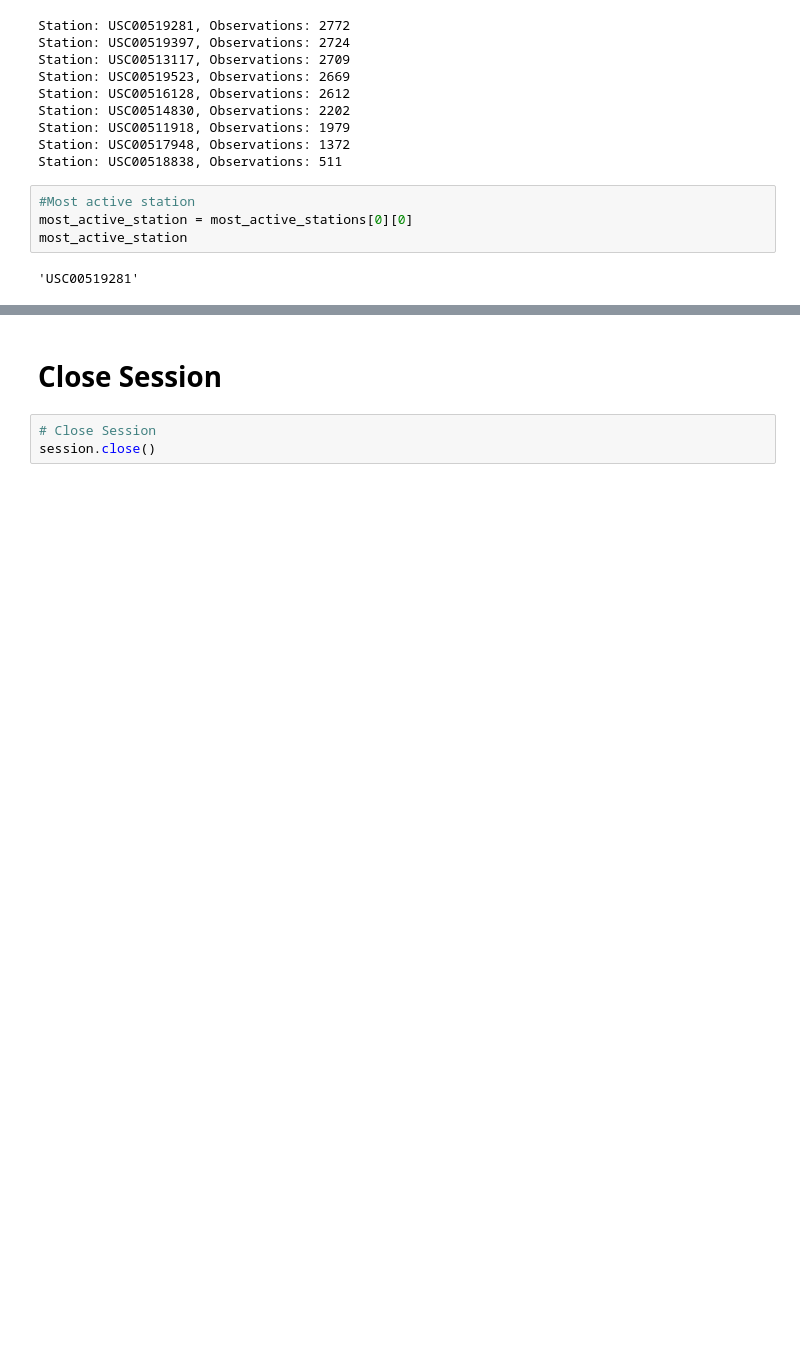
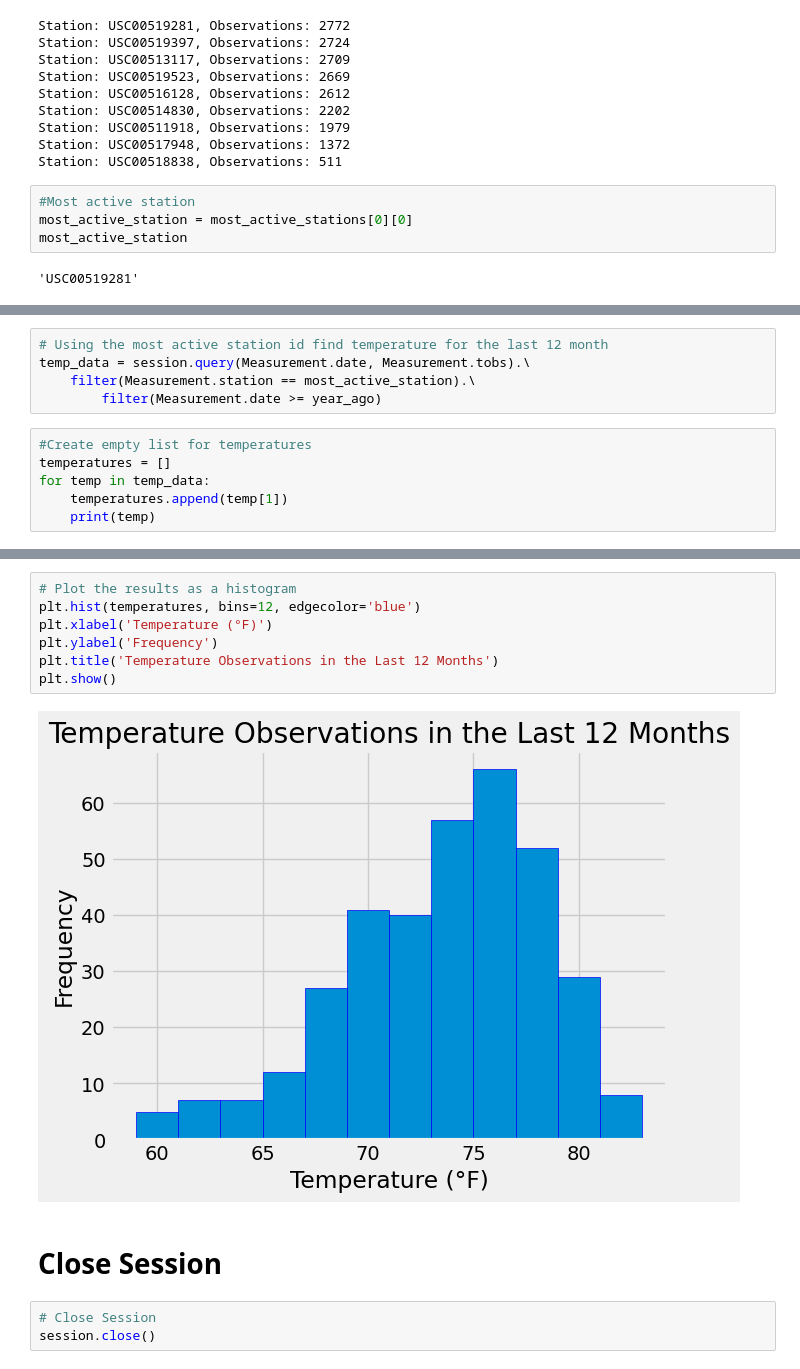
Before and after one commit to mascee/sqlalchemy-challenge, a Jupyter notebook: SurfsUp/climate.ipynb, the cells around one changed output, grey strips where cells are left out. Cells and saved outputs as stored; diff of their text form; blank space fills up the shorter version.

Commit message:
Added all stats and the last histogram

```diff
--- a/SurfsUp/climate.ipynb
+++ b/SurfsUp/climate.ipynb
@@ -185,0 +190,11 @@ Text(0.5, 4.183333333333314, 'Temperature')
+# %%
+# Using the most active station id find temperature for the last 12 month
+temp_data = session.query(Measurement.date, Measurement.tobs).\
+    filter(Measurement.station == most_active_station).\
+        filter(Measurement.date >= year_ago)
+# %%
+#Create empty list for temperatures
+temperatures = []
+for temp in temp_data:
+    temperatures.append(temp[1])
+    print(temp)
@@ -186,3 +219,12 @@ Text(0.5, 4.183333333333314, 'Temperature')
+# %%
+# Plot the results as a histogram
+plt.hist(temperatures, bins=12, edgecolor='blue')
+plt.xlabel('Temperature (°F)')
+plt.ylabel('Frequency')
+plt.title('Temperature Observations in the Last 12 Months')
+plt.show()
+# %% [output]
+[figure, added]
 # %% [markdown]
 # Close Session
 # %%
```
Also changed, not shown: parts of 3 cells of this notebook.
